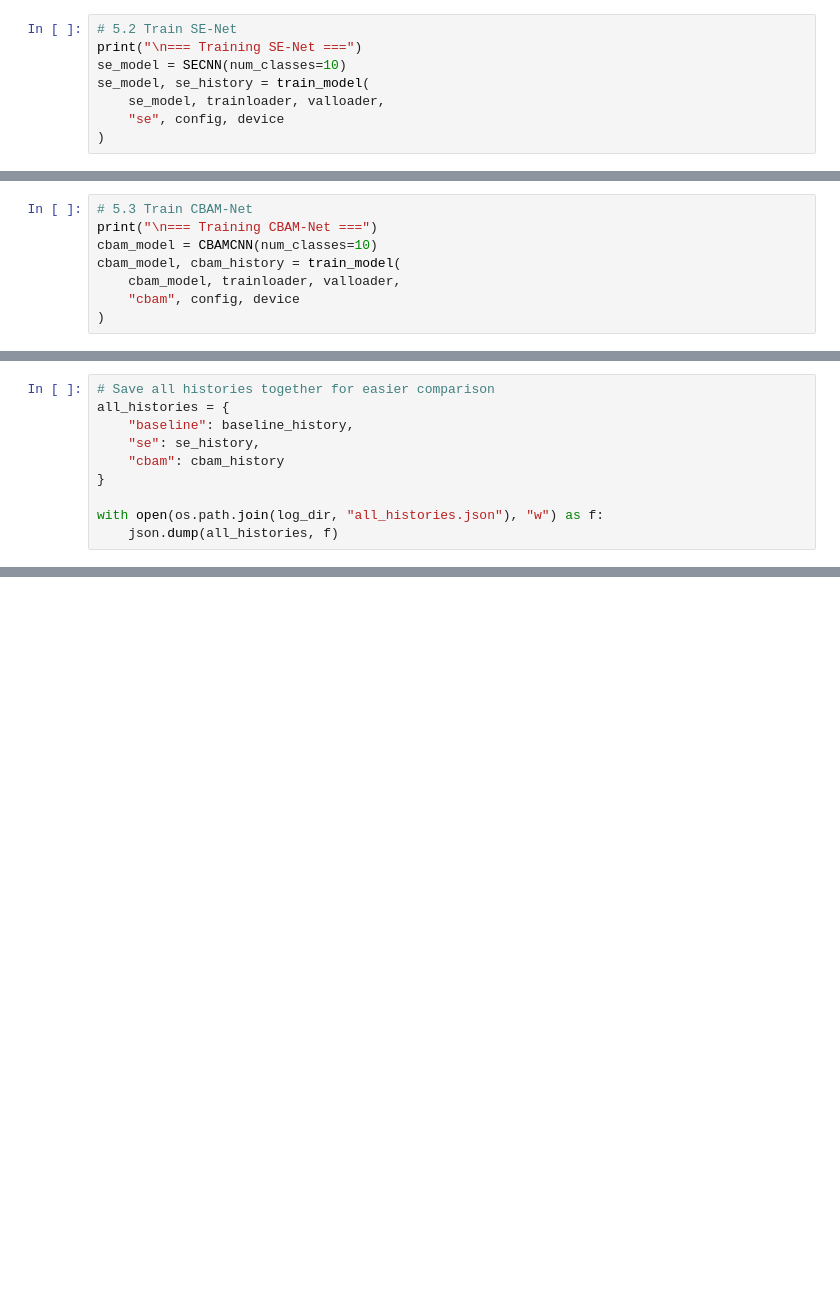
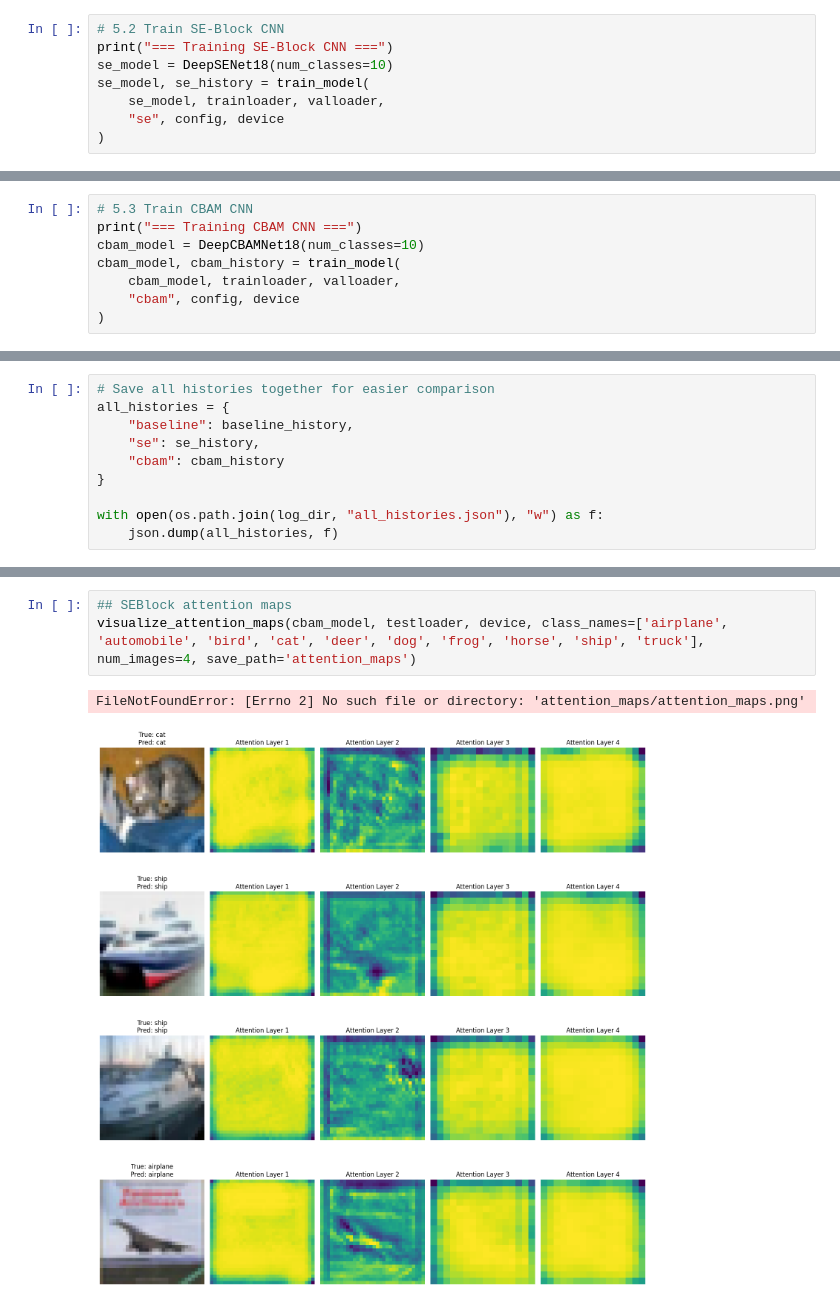
Before and after one commit to greyluo/cogs181-final-project, a Jupyter notebook: 03-model-training.ipynb, the cells around one changed output, grey strips where cells are left out. Saved outputs shown, nothing was run; the diff lists cells and outputs as text; blank space fills up the shorter version.

```diff
--- a/03-model-training.ipynb
+++ b/03-model-training.ipynb
@@ -463,7 +917,7 @@ KeyboardInterrupt:
 # %%
-# 5.2 Train SE-Net
-print("\n=== Training SE-Net ===")
-se_model = SECNN(num_classes=10)
+# 5.2 Train SE-Block CNN
+print("=== Training SE-Block CNN ===")
+se_model = DeepSENet18(num_classes=10)
 se_model, se_history = train_model(
     se_model, trainloader, valloader,
     "se", config, device
@@ -524,7 +1007,7 @@ time.sleep(60)
 # %%
-# 5.3 Train CBAM-Net
-print("\n=== Training CBAM-Net ===")
-cbam_model = CBAMCNN(num_classes=10)
+# 5.3 Train CBAM CNN
+print("=== Training CBAM CNN ===")
+cbam_model = DeepCBAMNet18(num_classes=10)
 cbam_model, cbam_history = train_model(
     cbam_model, trainloader, valloader,
     "cbam", config, device
@@ -927,0 +2063,6 @@ ValueError: x and y must have same first dimension, but have shapes (50,) and (3
+# %%
+## SEBlock attention maps
+visualize_attention_maps(cbam_model, testloader, device, class_names=['airplane', 'automobile', 'bird', 'cat', 'deer', 'dog', 'frog', 'horse', 'ship', 'truck'], num_images=4, save_path='attention_maps')
+# %% [output]
+FileNotFoundError: [Errno 2] No such file or directory: 'attention_maps/attention_maps.png'
+[figure, added]
```
Also changed, not shown: parts of 16 cells of this notebook, 21 other files.
